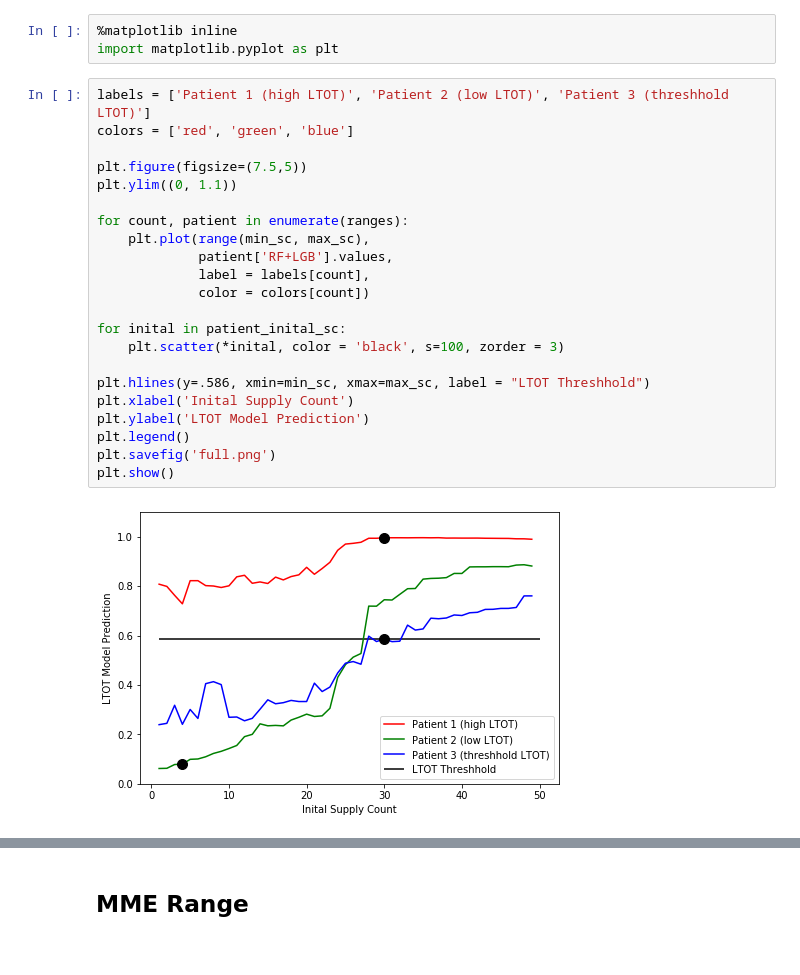
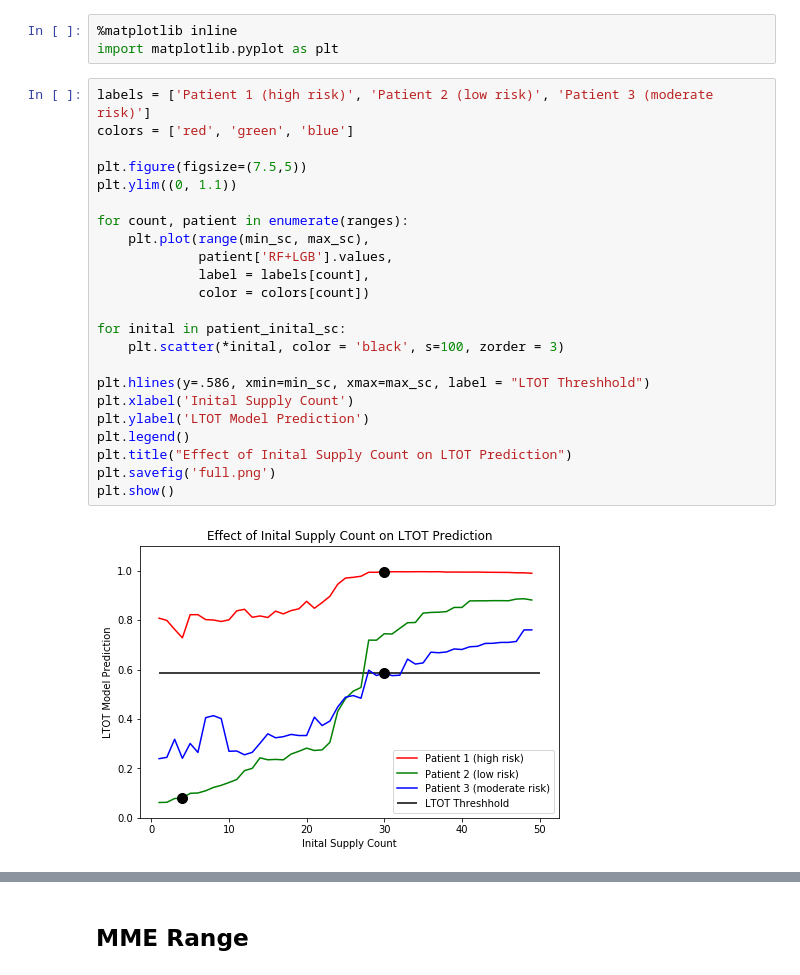
Before and after one commit to chenson2018/Humana-Mays-Competition, a Jupyter notebook: Final Model/Three Patients.ipynb, the cells around one changed output, grey strips where cells are left out. Drawn from its saved outputs; the diff is of its cells as text.

Commit message:
New graphs

```diff
--- a/Final Model/Three Patients.ipynb
+++ b/Final Model/Three Patients.ipynb
@@ -226,29 +226,30 @@ patient_inital_sc
 %matplotlib inline
 import matplotlib.pyplot as plt
 # %%
-labels = ['Patient 1 (high LTOT)', 'Patient 2 (low LTOT)', 'Patient 3 (threshhold LTOT)']
+labels = ['Patient 1 (high risk)', 'Patient 2 (low risk)', 'Patient 3 (moderate risk)']
 colors = ['red', 'green', 'blue']
 
 plt.figure(figsize=(7.5,5))
 plt.ylim((0, 1.1))
 
 for count, patient in enumerate(ranges):
     plt.plot(range(min_sc, max_sc),
              patient['RF+LGB'].values,
              label = labels[count],
              color = colors[count])
 
 for inital in patient_inital_sc:
     plt.scatter(*inital, color = 'black', s=100, zorder = 3)
 
 plt.hlines(y=.586, xmin=min_sc, xmax=max_sc, label = "LTOT Threshhold")
 plt.xlabel('Inital Supply Count')
 plt.ylabel('LTOT Model Prediction')
 plt.legend()
+plt.title("Effect of Inital Supply Count on LTOT Prediction")
 plt.savefig('full.png')
 plt.show()
 # %% [output]
-[figure, old version]
+[figure, new version]
 # %%
 plt.figure(figsize=(7.5,5))
 plt.ylim((0, 1.1))
```
Also changed, not shown: parts of 21 cells of this notebook, 10 other files.
